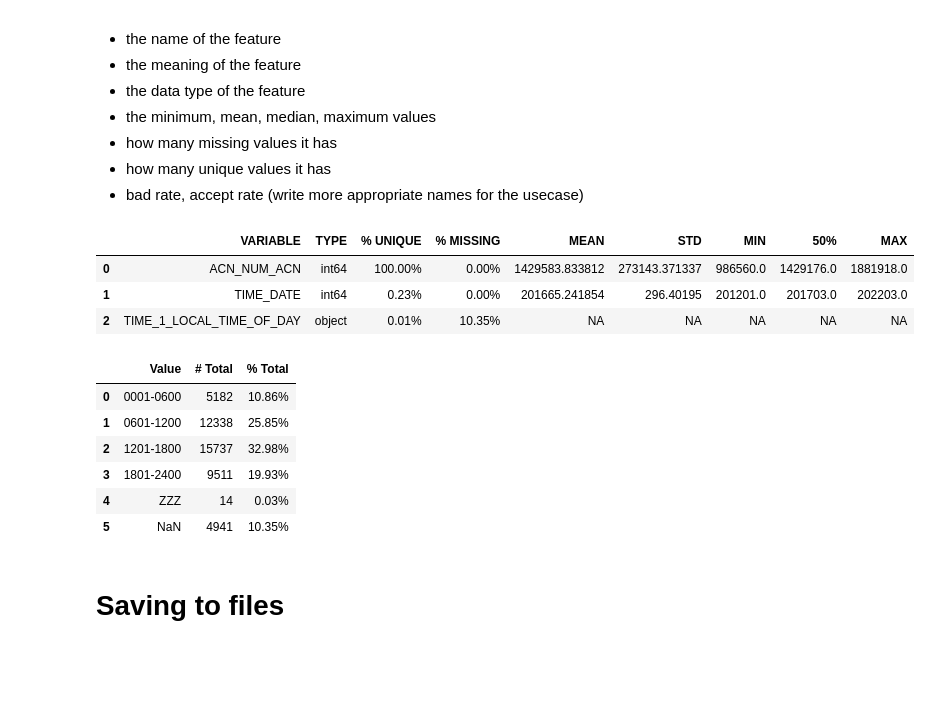
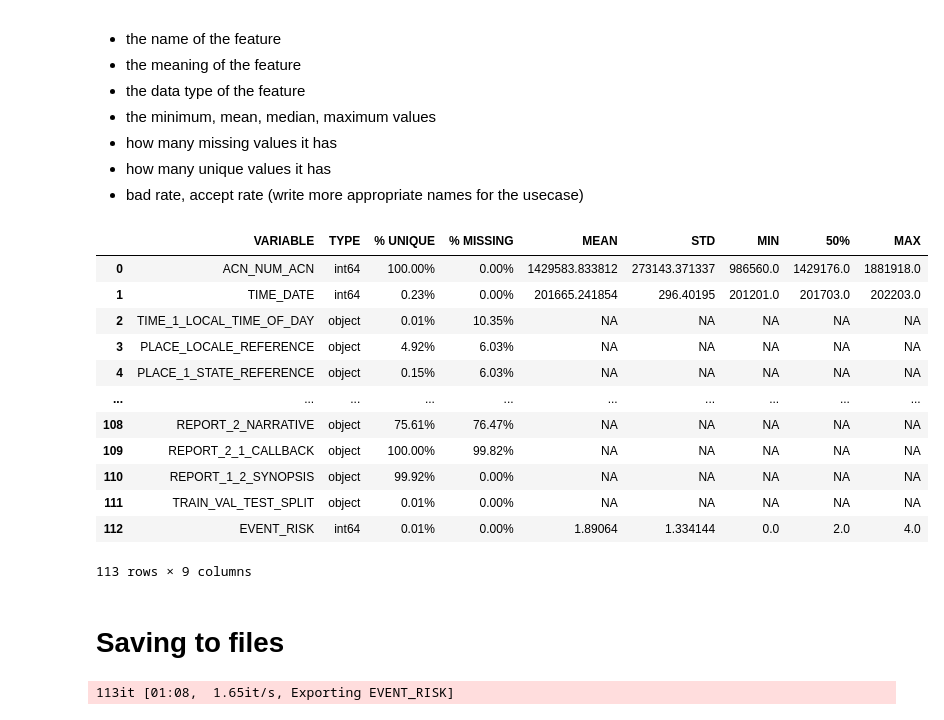
Before and after one commit to SimeonHristov99/AeroGuard, a Jupyter notebook: 01_Scripts/02_Univariate_analysis.ipynb, the cells around one changed output. Saved outputs shown, nothing was run; the diff lists cells and outputs as text; code cells hidden in the pictures; blank space fills up the shorter version.

Commit message:
Finish data audit.

```diff
--- a/01_Scripts/02_Univariate_analysis.ipynb
+++ b/01_Scripts/02_Univariate_analysis.ipynb
@@ -154,6 +154,7 @@ class DataAudit:
         pbar = tqdm(self.df.columns)
         for feature in pbar:
             pbar.set_postfix_str(f'Processing {feature}')
+
             self.df[feature].fillna('NA')
             flag_frequencies = pd.concat([
                 self.df[feature].value_counts(dropna=False),
@@ -161,7 +162,7 @@ class DataAudit:
             ], axis=1, keys=['# Total', '% Total']).sort_index()
             flag_frequencies = flag_frequencies.reset_index(drop=False, names='Value')
             flag_frequencies['% Total'] = flag_frequencies['% Total'].map(lambda freq: f'{freq:.2%}')
-            flag_frequencies.fillna('NA')
+            flag_frequencies = flag_frequencies.fillna('NA')
             self.feature_dfs[feature[:self._feature_name_limit]] = flag_frequencies
 
 
@@ -174,7 +175,10 @@ class DataAudit:
             ws_summary = wb[self.summary_sheet_name]
 
             # Add hyperlinks to the summary sheet for each feature
-            for i, feature in enumerate(self.feature_dfs):
+            pbar = tqdm(enumerate(self.feature_dfs))
+            for i, feature in pbar:
+                pbar.set_postfix_str(f'Exporting {feature}')
+
                 cell = ws_summary.cell(row=i+2, column=2)
                 cell.value = feature
                 cell.hyperlink = f"#{feature}!A1"
@@ -186,7 +190,8 @@ class DataAudit:
                 ws_feature = wb[feature]
                 cell = ws_feature.cell(row=1, column=1)
                 cell.value = self.summary_sheet_name
-                cell.hyperlink = f"#{self.summary_sheet_name}!A1"
+                cell.hyperlink = f"#{self.summary_sheet_name}!B{i+2}"
+
 
     def view_summary(self, display_only=True) -> Optional[pd.DataFrame]:
         display(self.data_audit_summary)
@@ -207,25 +212,26 @@ class DataAudit:
             return df_result.copy()
 # %%
 data_audit = DataAudit()
-data_audit.fit(df_train_val_test[['ACN_NUM_ACN', 'TIME_DATE', 'TIME_1_LOCAL_TIME_OF_DAY']])
+data_audit.fit(df_train_val_test)
 data_audit.view_summary()
 # %% [output]
 |  | VARIABLE | TYPE | % UNIQUE | % MISSING | MEAN | STD | MIN | 50% | MAX |
 | 0 | ACN_NUM_ACN | int64 | 100.00% | 0.00% | 1429583.833812 | 273143.371337 | 986560.0 | 1429176.0 | 1881918.0 |
 | 1 | TIME_DATE | int64 | 0.23% | 0.00% | 201665.241854 | 296.40195 | 201201.0 | 201703.0 | 202203.0 |
 | 2 | TIME_1_LOCAL_TIME_OF_DAY | object | 0.01% | 10.35% | NA | NA | NA | NA | NA |
+| 3 | PLACE_LOCALE_REFERENCE | object | 4.92% | 6.03% | NA | NA | NA | NA | NA |
+| 4 | PLACE_1_STATE_REFERENCE | object | 0.15% | 6.03% | NA | NA | NA | NA | NA |
+| ... | ... | ... | ... | ... | ... | ... | ... | ... | ... |
+| 108 | REPORT_2_NARRATIVE | object | 75.61% | 76.47% | NA | NA | NA | NA | NA |
+| 109 | REPORT_2_1_CALLBACK | object | 100.00% | 99.82% | NA | NA | NA | NA | NA |
+| 110 | REPORT_1_2_SYNOPSIS | object | 99.92% | 0.00% | NA | NA | NA | NA | NA |
+| 111 | TRAIN_VAL_TEST_SPLIT | object | 0.01% | 0.00% | NA | NA | NA | NA | NA |
+| 112 | EVENT_RISK | int64 | 0.01% | 0.00% | 1.89064 | 1.334144 | 0.0 | 2.0 | 4.0 |
+113 rows × 9 columns
-# %%
-data_audit.view('TIME_1_LOCAL_TIME_OF_DAY')
-# %% [output]
-|  | Value | # Total | % Total |
-| 0 | 0001-0600 | 5182 | 10.86% |
-| 1 | 0601-1200 | 12338 | 25.85% |
-| 2 | 1201-1800 | 15737 | 32.98% |
-| 3 | 1801-2400 | 9511 | 19.93% |
-| 4 | ZZZ | 14 | 0.03% |
-| 5 | NaN | 4941 | 10.35% |
 # %% [markdown]
 # Saving to files
 # %%
 filepath = f'{c.get_path_iteration()}/data_audit.xlsx'
 data_audit.export(filepath)
+# %% [output]
+113it [01:08,  1.65it/s, Exporting EVENT_RISK]
```
Also changed, not shown: 1 other file.
